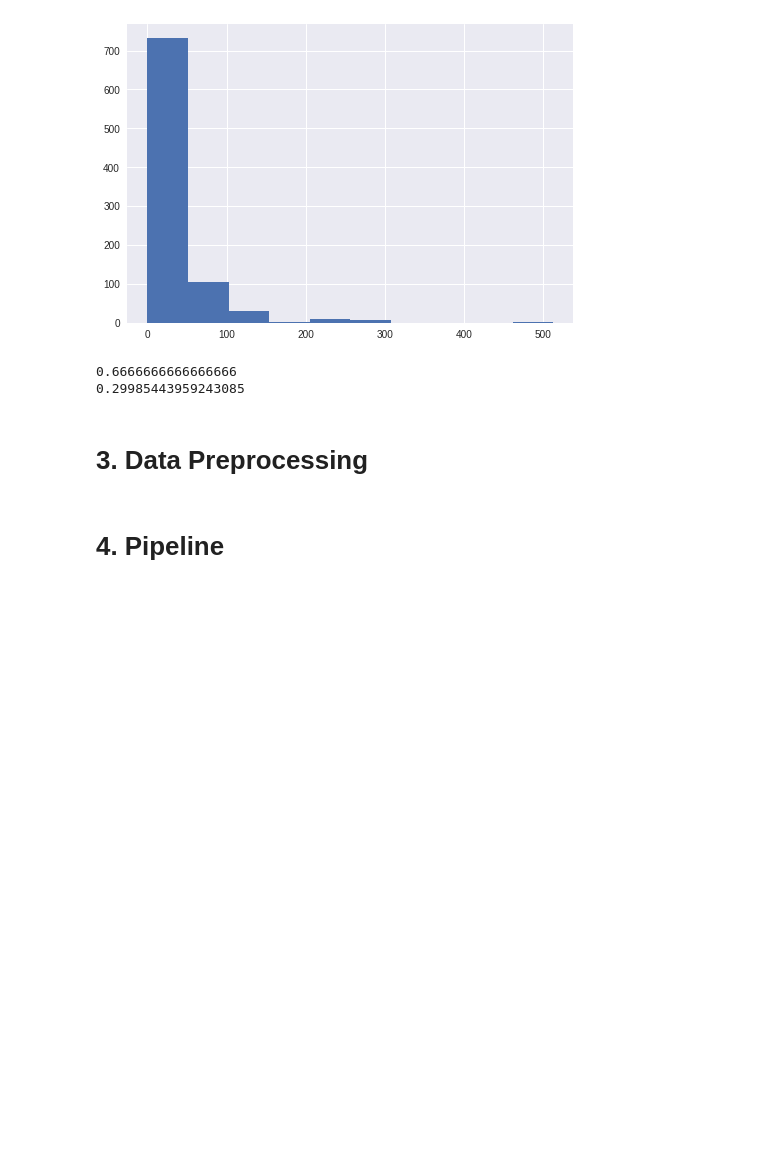
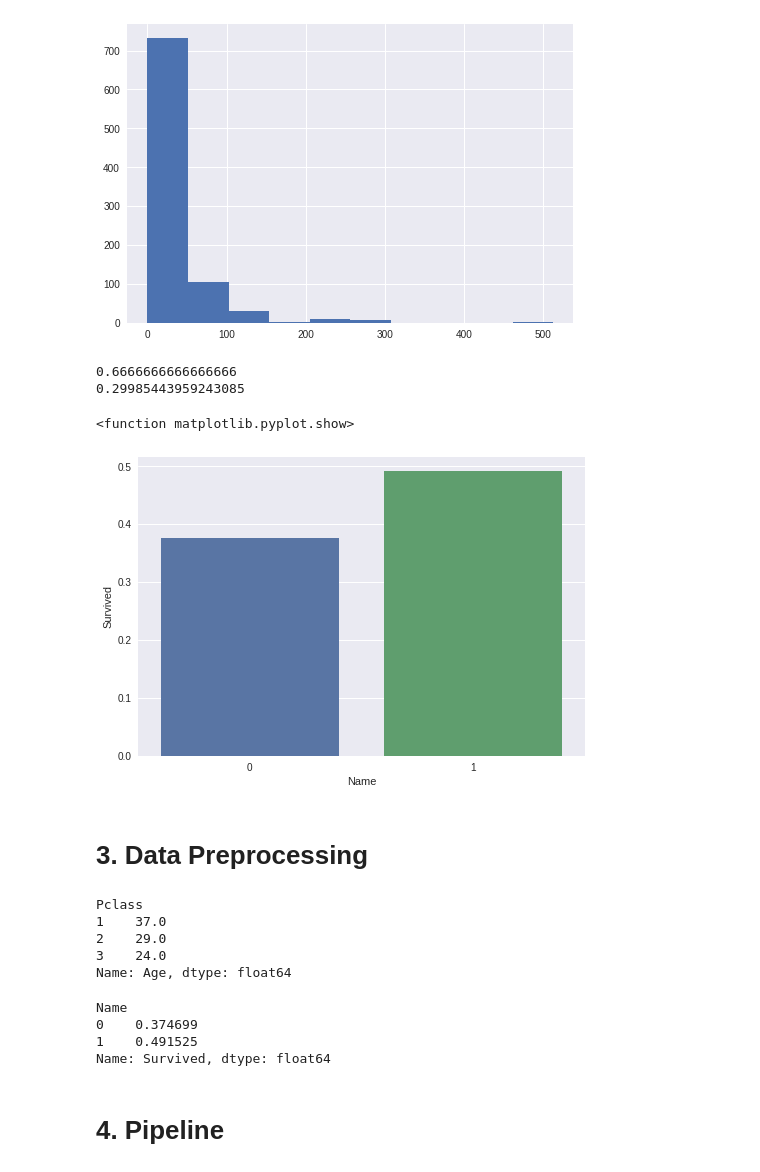
Before and after one commit to yogaliu-ds/Kaggle-Titanic, a Jupyter notebook: Titanic_modifying.ipynb, the cells around one changed output. Saved outputs shown, nothing was run; the diff lists cells and outputs as text; code cells hidden in the pictures; blank space fills up the shorter version.

```diff
--- a/Titanic_modifying.ipynb
+++ b/Titanic_modifying.ipynb
@@ -123,8 +123,31 @@ print(without_cabin_mean)
 # %% [output]
 0.6666666666666666
 0.29985443959243085
+# %%
+# Name : Some people are rare
+df['Name'] = df['Name'].replace(['Rev', 'Don', 'Dr', 'Master'], 'Rare', regex=True)
+df.Name = df.Name.astype(str).str.contains('Rare')
+
+df.Name = df.Name.replace({True:1, False:0})
+
+k = df.groupby('Name')['Survived'].mean()
+sns.barplot(x=k.index, y=k)
+plt.show
+# %% [output]
+<function matplotlib.pyplot.show>
+[figure, added]
 # %% [markdown]
 # 3. Data Preprocessing
+# %%
+# Age Pclass : For latter replacement
+k = train.groupby('Pclass')['Age'].median()
+print(k)
+# %% [output]
+Pclass
+1    37.0
+2    29.0
+3    24.0
+Name: Age, dtype: float64
 # %%
 # (Pclass) to category
 train.Pclass = train.Pclass.astype('category')
@@ -155,5 +178,18 @@ train["Age"]=train[["Age","Pclass"]].apply(Age,axis=1)
 train.Cabin = train.Cabin.isna()
 train.Cabin = train.Cabin.replace({True:1, False:0})
+# %%
+# Name : Some people are rare
+train['Name'] = train['Name'].replace(['Rev', 'Don', 'Dr', 'Master'], 'Rare', regex=True)
+train.Name = train.Name.astype(str).str.contains('Rare')
+
+train.Name = train.Name.replace({True:1, False:0})
+
+train.groupby('Name')['Survived'].mean()
+# %% [output]
+Name
+0    0.374699
+1    0.491525
+Name: Survived, dtype: float64
 # %% [markdown]
 # 4. Pipeline
 # %%
```
Also changed, not shown: parts of 7 cells of this notebook.
